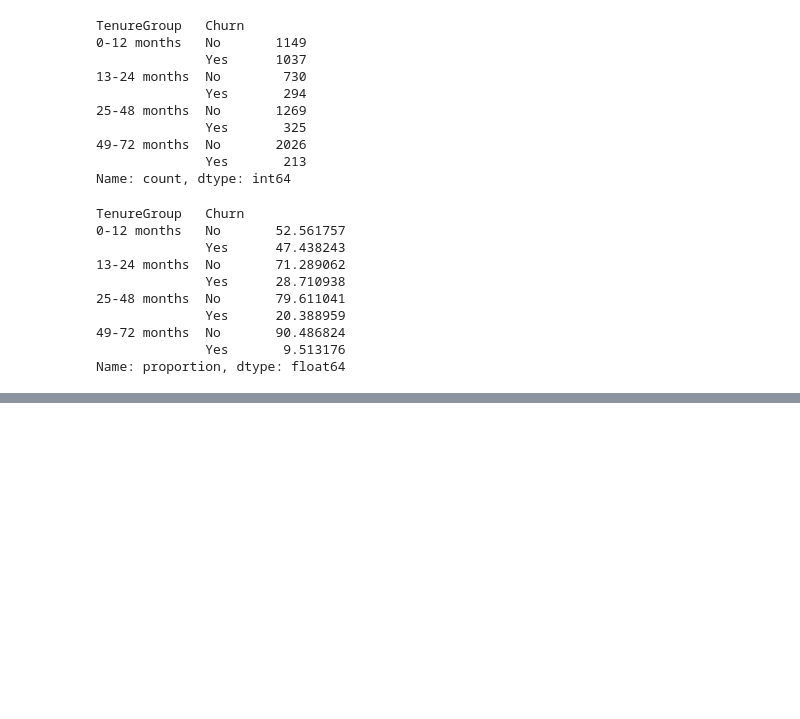
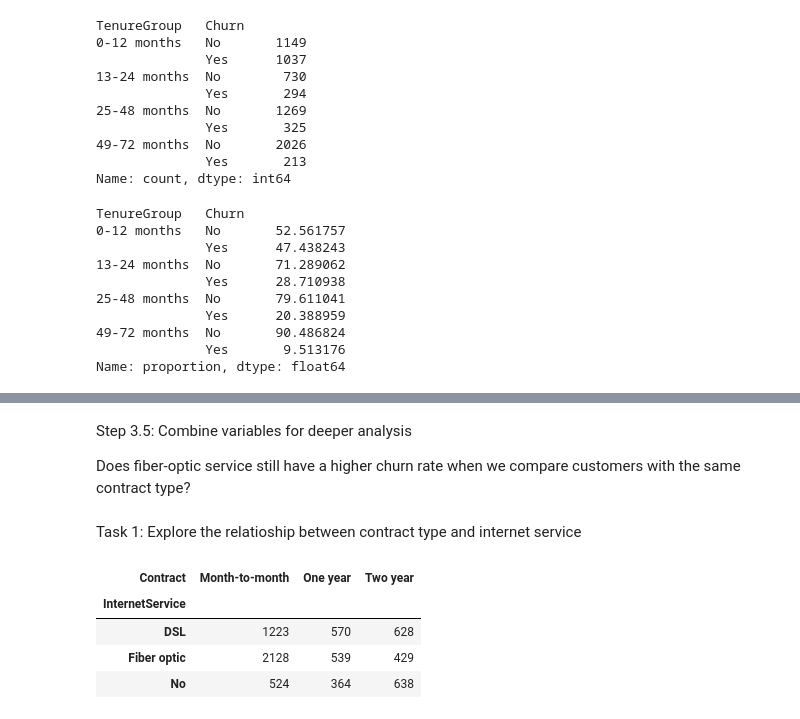
Before and after one commit to NickRusso20/customer-churn-analysis, a Jupyter notebook: churn_analysis.ipynb, the cells around one changed output, grey strips where cells are left out. Cells and saved outputs as stored; diff of their text form; code cells hidden in the pictures; blank space fills up the shorter version.

```diff
--- a/churn_analysis.ipynb
+++ b/churn_analysis.ipynb
@@ -345,0 +474,17 @@ Name: proportion, dtype: float64
+# %% [markdown]
+Step 3.5: Combine variables for deeper analysis
+
+Does fiber-optic service still have a higher churn rate when we compare customers with the same contract type?
+# %% [markdown]
+Task 1: Explore the relatioship between contract type and internet service
+# %%
+pd.crosstab(
+    customer['InternetService'],
+    customer['Contract']
+)
+# %% [output]
+| Contract | Month-to-month | One year | Two year |
+| InternetService |  |  |  |
+| DSL | 1223 | 570 | 628 |
+| Fiber optic | 2128 | 539 | 429 |
+| No | 524 | 364 | 638 |
```
Also changed, not shown: parts of 25 cells of this notebook.
